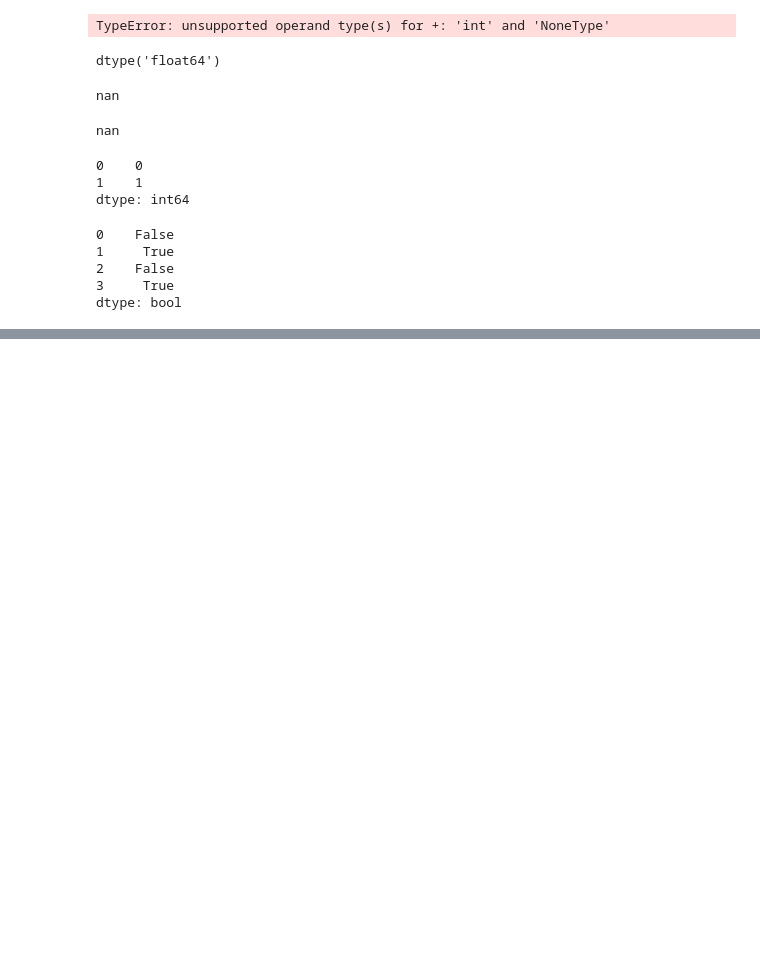
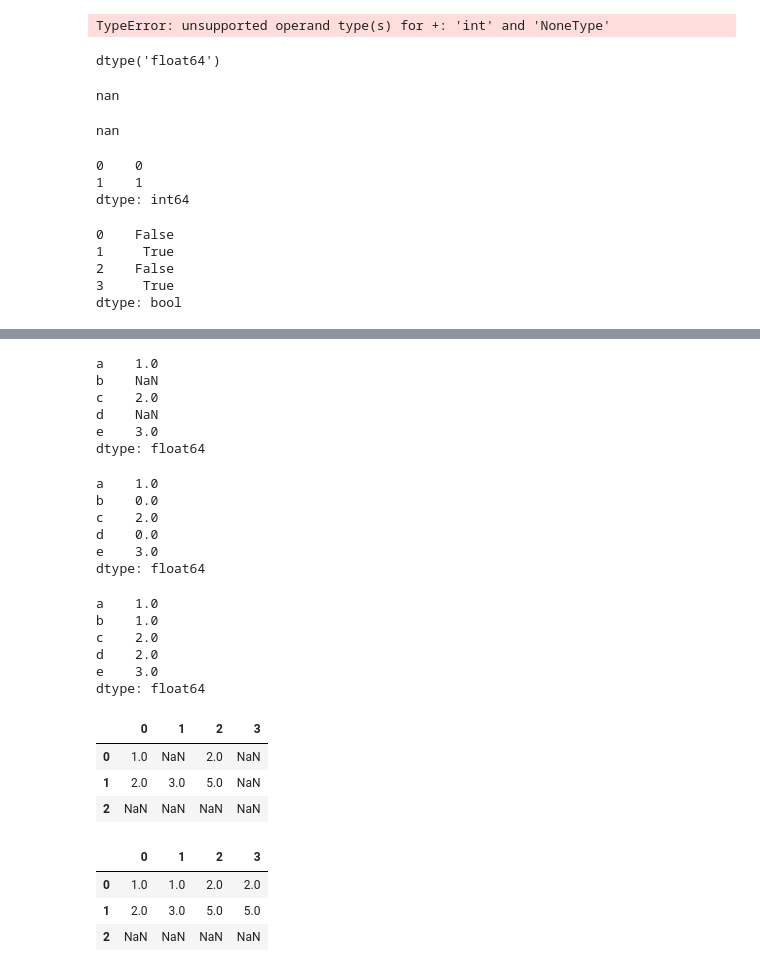
Before and after one commit to PeinWu/data-science-ipython-notebook, a Jupyter notebook: Pandas.ipynb, the cells around one changed output, grey strips where cells are left out. Saved outputs shown, nothing was run; the diff lists cells and outputs as text; code cells hidden in the pictures; blank space fills up the shorter version.

```diff
--- a/Pandas.ipynb
+++ b/Pandas.ipynb
@@ -554,0 +603,42 @@ dtype: bool
+# %%
+data = pd.Series([1, np.nan, 2, None, 3], index=list('abcde'))
+data
+# %% [output]
+a    1.0
+b    NaN
+c    2.0
+d    NaN
+e    3.0
+dtype: float64
+# %%
+data.fillna(0)
+# %% [output]
+a    1.0
+b    0.0
+c    2.0
+d    0.0
+e    3.0
+dtype: float64
+# %%
+data.fillna(method='ffill')
+# %% [output]
+a    1.0
+b    1.0
+c    2.0
+d    2.0
+e    3.0
+dtype: float64
+# %%
+df
+# %% [output]
+|  | 0 | 1 | 2 | 3 |
+| 0 | 1.0 | NaN | 2.0 | NaN |
+| 1 | 2.0 | 3.0 | 5.0 | NaN |
+| 2 | NaN | NaN | NaN | NaN |
+# %%
+df.fillna(method='ffill',axis=1)
+# %% [output]
+|  | 0 | 1 | 2 | 3 |
+| 0 | 1.0 | 1.0 | 2.0 | 2.0 |
+| 1 | 2.0 | 3.0 | 5.0 | 5.0 |
+| 2 | NaN | NaN | NaN | NaN |
```
Also changed, not shown: parts of 22 cells of this notebook.
